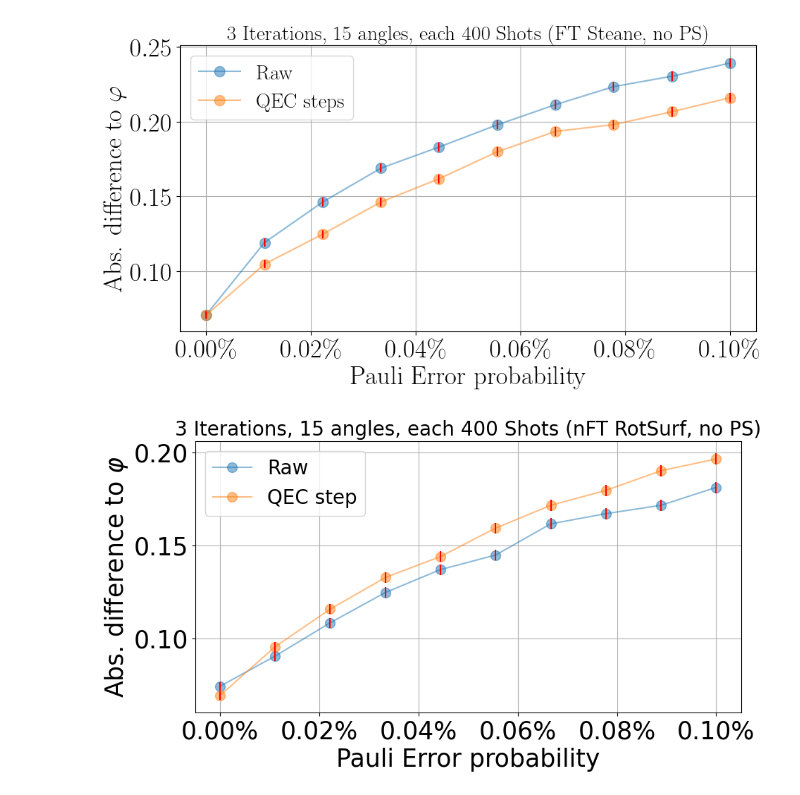
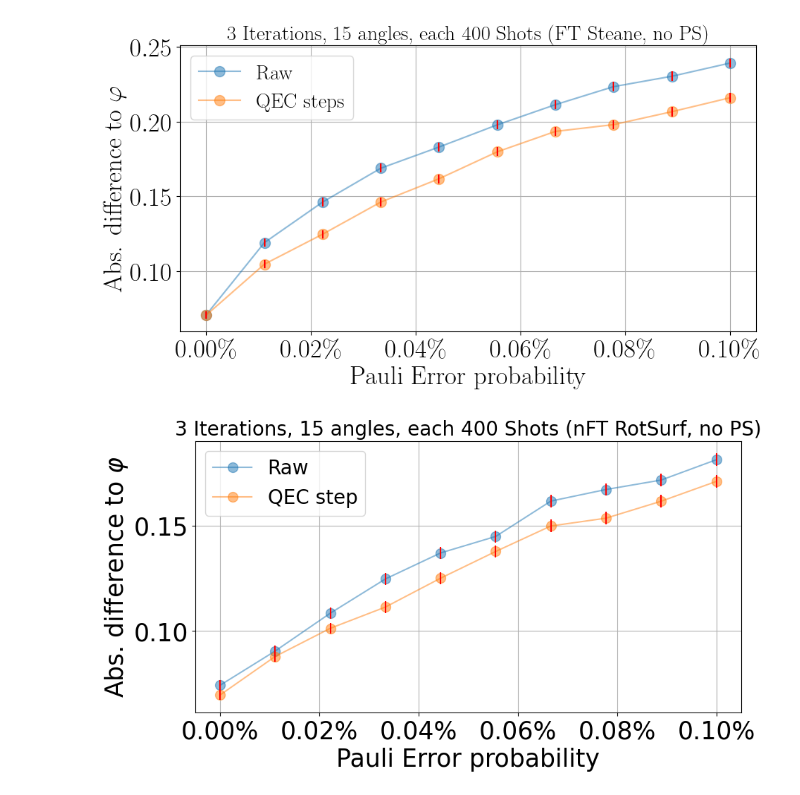
Before and after one commit to RicemanBoy/iqpe, a Jupyter notebook: FT Steane Code.ipynb, the cells around one changed output. Saved outputs shown, nothing was run; the diff lists cells and outputs as text; code cells hidden in the pictures.

```diff
--- a/FT Steane Code.ipynb
+++ b/FT Steane Code.ipynb
@@ -177,27 +177,27 @@ plt.show()
 [figure]
 # %%
 p, y, err = np.loadtxt("HPC/text/nFTSteane_PS.txt", delimiter = ",")
-p1, y1, _ = np.loadtxt("HPC/text/SteaneNonFT_qec.txt", delimiter = ",")
+p1, y1, _ = np.loadtxt("HPC/text/nFTSteane_PS_qec.txt", delimiter = ",")
 
 shots=6000
 
 err = [np.sqrt((i-i**2)/shots) for i in err]
 
 fig, ax1 = plt.subplots(figsize=(10,5))
 ax1.xaxis.set_major_formatter(ticker.PercentFormatter(xmax=1, decimals = 2))
 
 ax1.plot(p,y, label="Raw", marker = ".",markersize = 20, alpha = 0.5)
 ax1.plot(p1,y1, label="QEC step", marker = ".",markersize = 20, alpha = 0.5)
 ax1.errorbar(p, y, yerr=err, ecolor="red", linestyle="")
 ax1.errorbar(p1, y1, yerr=err, ecolor="red", linestyle="")
 
 ax1.set_title(r"3 Iterations, 15 angles, each {} Shots (nFT RotSurf, no PS)".format(int(shots/15)), fontsize=20)
 ax1.set_xlabel("Pauli Error probability", fontsize=25)
 ax1.set_ylabel(r"Abs. difference to $\varphi$", fontsize=25)
 ax1.tick_params(axis='both', which='major', labelsize=25)
 ax1.grid()
 ax1.legend(fontsize=20)
 #plt.tight_layout()
 plt.show()
 # %% [output]
-[figure, old version]
+[figure, new version]
```
Also changed, not shown: 3 other files.
